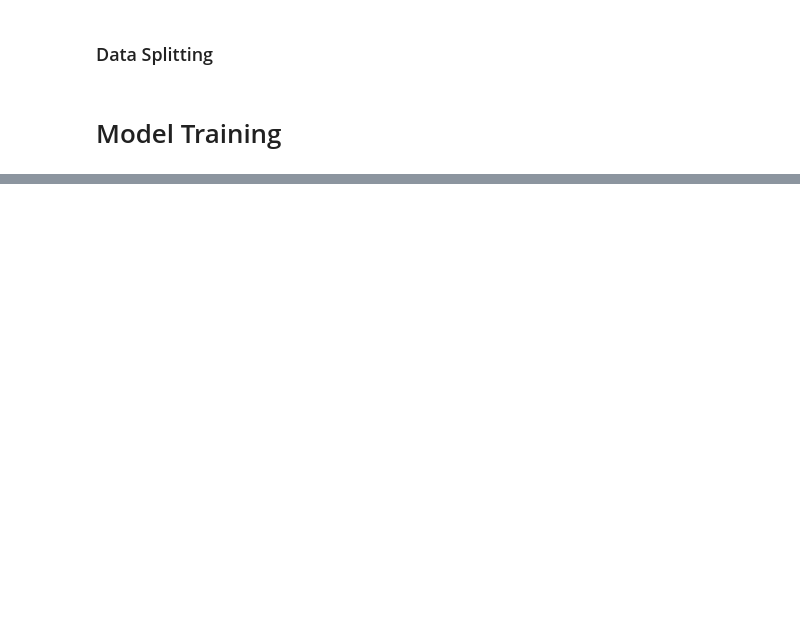
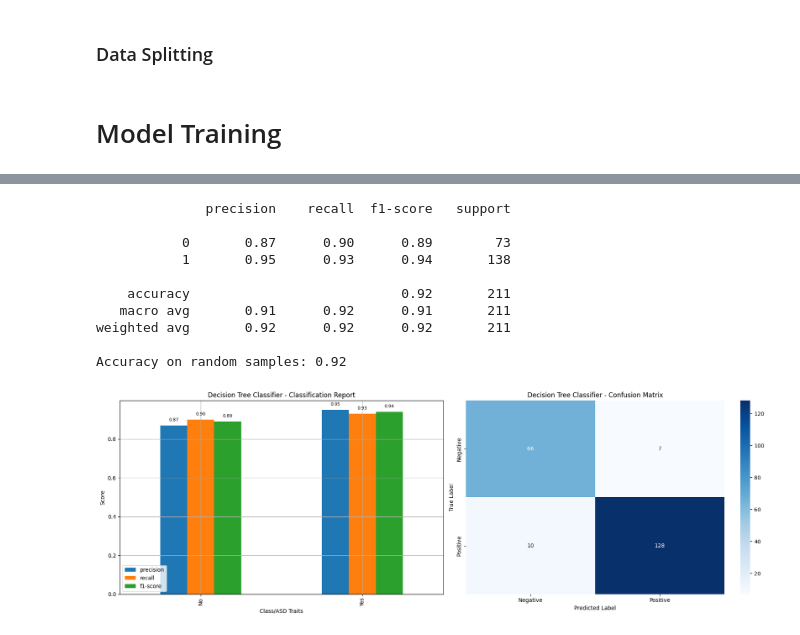
Before and after one commit to AndreSantos03/Y3S2-Artificial-Intelligence2, a Jupyter notebook: autism_toddler_prediction.ipynb, the cells around one changed output, grey strips where cells are left out. Drawn from its saved outputs; the diff is of its cells as text; code cells hidden in the pictures; blank space fills up the shorter version.

```diff
--- a/autism_toddler_prediction.ipynb
+++ b/autism_toddler_prediction.ipynb
@@ -170,6 +189,6 @@ Two features are highly correlated when their correlation value surpasses a cert
 # %%
 # Define the correlation threshold
-threshold = 0.95
+threshold = 0.8
 
 # Create an empty list to store highly correlated feature pairs
 highly_correlated_pairs = []
@@ -195,0 +221,10 @@ As there's no highly correlated pair, we see that we were given a good dataset a
+# %%
+# Remove highly correlated features
+for pair in highly_correlated_pairs:
+    # Get the feature to remove from each pair
+    feature_to_remove = pair[0]
+
+    # Check if the feature exists in the DataFrame before trying to drop it
+    if feature_to_remove in df.columns:
+        df.drop(columns=feature_to_remove, inplace=True)
+        print(f"Feature '{feature_to_remove}' has been removed.")
@@ -254,20 +278,0 @@ We are now in the fun part. We're utilizing scikit-learn, a comprehensive machin
-# %%
-# Initialize classifiers
-dt_classifier = DecisionTreeClassifier()  # Decision Tree Classifier
-mlp_classifier = MLPClassifier()          # Multi-layer Perceptron Classifier (Neural Network)
-knn_classifier = KNeighborsClassifier()    # k-Nearest Neighbors Classifier
-svm_classifier = SVC()                     # Support Vector Machine Classifier
-
-# Model training
-dt_classifier.fit(X_train, y_train)
-mlp_classifier.fit(X_train, y_train)
-knn_classifier.fit(X_train, y_train)
-svm_classifier.fit(X_train, y_train)
-
-# Store classifiers in a dictionary
-classifiers = {
-    'Decision Tree': dt_classifier,
-    'Multi-layer Perceptron': mlp_classifier,
-    'k-Nearest Neighbors': knn_classifier,
-    'Support Vector Machine': svm_classifier
-}
@@ -328,0 +347,16 @@ for name, classifier in classifiers.items():
+# %%
+dt_classifier = DecisionTreeClassifier()
+
+train_test_classifier("Decision Tree", dt_classifier, X_train, y_train, X_test, y_test)
+# %% [output]
+              precision    recall  f1-score   support
+
+           0       0.87      0.90      0.89        73
+           1       0.95      0.93      0.94       138
+
+    accuracy                           0.92       211
+   macro avg       0.91      0.92      0.91       211
+weighted avg       0.92      0.92      0.92       211
+
+Accuracy on random samples: 0.92
+[figure, added]
```
Also changed, not shown: parts of 33 cells of this notebook.
